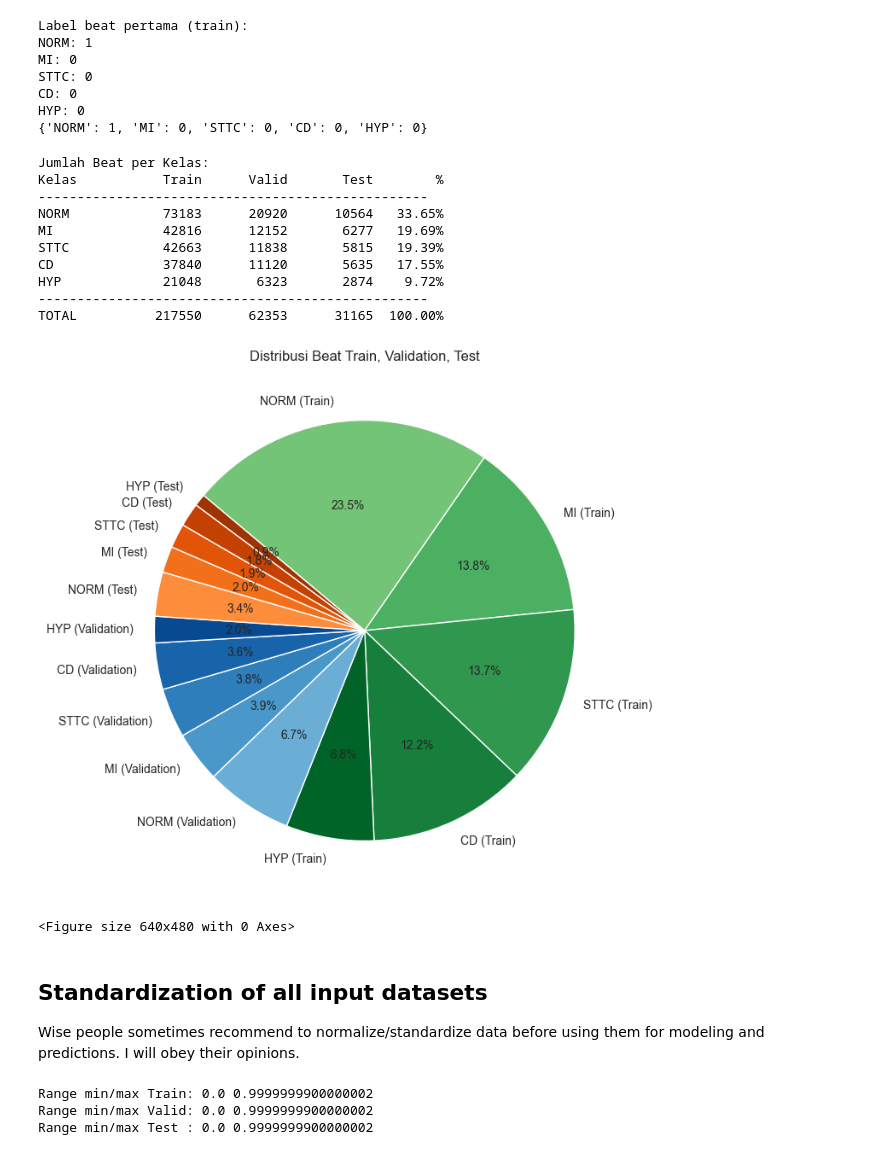
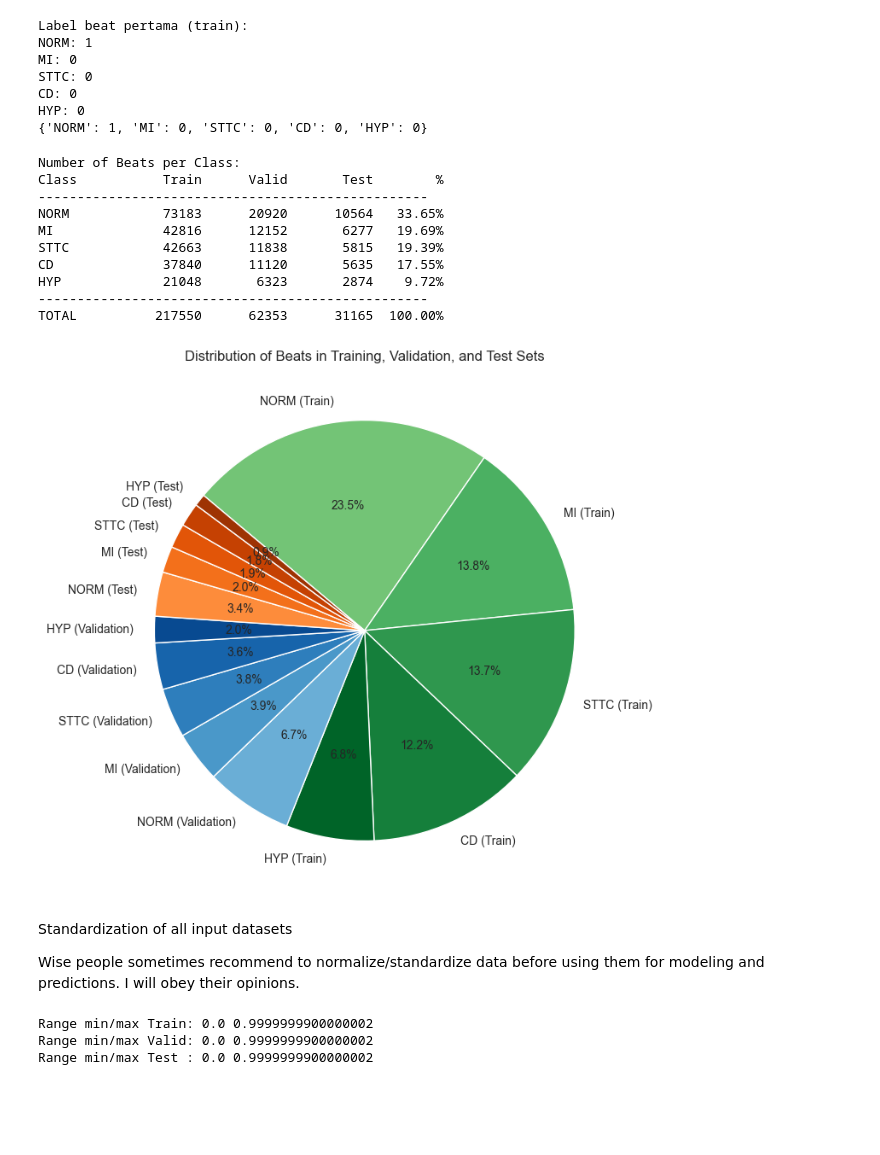
Before and after one commit to NugrohoRahmanto/TugasAkhir-Thesis, a Jupyter notebook: cnn-lstm.ipynb, the cells around one changed output. Drawn from its saved outputs; the diff is of its cells as text; code cells hidden in the pictures; blank space fills up the shorter version.

```diff
--- a/cnn-lstm.ipynb
+++ b/cnn-lstm.ipynb
@@ -477,8 +479,8 @@ total_all = total_per_class.sum()
 percent_per_class = 100 * total_per_class / total_all
 
 # ---------- TABEL PRINT ----------
-print("Jumlah Beat per Kelas:")
-print("Kelas".ljust(10), "Train".rjust(10), "Valid".rjust(10), "Test".rjust(10), "%".rjust(8))
+print("Number of Beats per Class:")
+print("Class".ljust(10), "Train".rjust(10), "Valid".rjust(10), "Test".rjust(10), "%".rjust(8))
 print("-" * 50)
 for i, cls in enumerate(class_names):
     print(cls.ljust(10),
@@ -498,42 +500,42 @@ labels = []
 sizes = []
 colors = []
 
 n_classes = len(class_names)
-# Pilih shade dari colormap untuk tiap kelas, tiap set
+# Pilih shade dari colormap for tiap kelas, tiap set
 train_cmap = plt.cm.Greens(np.linspace(0.5, 0.9, n_classes))
 valid_cmap = plt.cm.Blues(np.linspace(0.5, 0.9, n_classes))
 test_cmap  = plt.cm.Oranges(np.linspace(0.5, 0.9, n_classes))
 
 for set_name, counts, cmap in zip(
     ['Train', 'Validation', 'Test'],
     [count_train, count_valid, count_test],
     [train_cmap, valid_cmap, test_cmap]
 ):
     for i, cls in enumerate(class_names):
         labels.append(f'{cls} ({set_name})')
         sizes.append(counts[i])
         colors.append(cmap[i])
 
 plt.figure(figsize=(8, 8))
 plt.pie(sizes, labels=labels, colors=colors, autopct='%1.1f%%', startangle=140, counterclock=False)
-plt.title('Distribusi Beat Train, Validation, Test')
+plt.title("Distribution of Beats in Training, Validation, and Test Sets")
+plt.savefig(os.path.join(folder, "Distribution of Beats in Training, Validation, and Test Sets"))
 plt.show()
-plt.savefig(os.path.join(folder, "Distribusi Beat Train, Validation, Test"))
+plt.close()
 # %% [output]
-Jumlah Beat per Kelas:
-Kelas           Train      Valid       Test        %
+Number of Beats per Class:
+Class           Train      Valid       Test        %
 --------------------------------------------------
 NORM            73183      20920      10564   33.65%
 MI              42816      12152       6277   19.69%
 STTC            42663      11838       5815   19.39%
 CD              37840      11120       5635   17.55%
 HYP             21048       6323       2874    9.72%
 --------------------------------------------------
 TOTAL          217550      62353      31165  100.00%
-[figure, old version]
+[figure, new version]
-<Figure size 640x480 with 0 Axes>
 # %% [markdown]
-## Standardization of all input datasets
+Standardization of all input datasets
 
 Wise people sometimes recommend to normalize/standardize data before using them for modeling and predictions. I will obey their opinions.
 # %%
```
Also changed, not shown: parts of 26 cells of this notebook, 10 other files.
